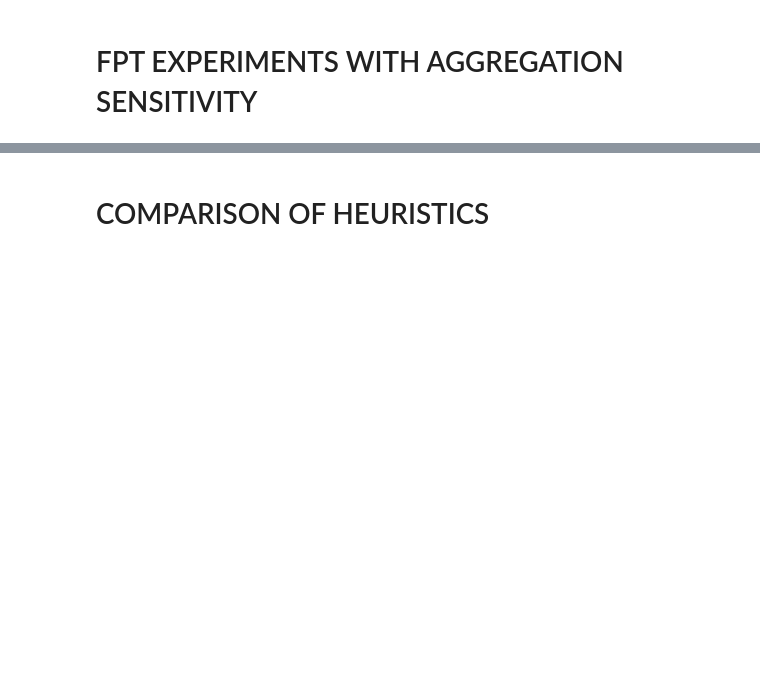
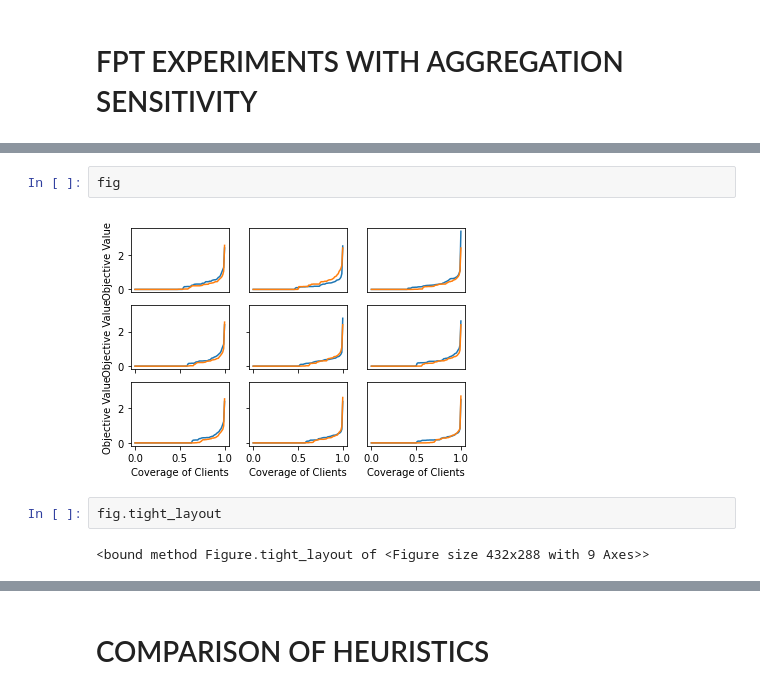
Before and after one commit to Ann924/Mobile-Facility, a Jupyter notebook: Ann_Exp.ipynb, the cells around one changed output, grey strips where cells are left out. Cells and saved outputs as stored; diff of their text form; blank space fills up the shorter version.

```diff
--- a/Ann_Exp.ipynb
+++ b/Ann_Exp.ipynb
@@ -309,0 +340,8 @@ NameError: name 'pad' is not defined
+# %%
+fig
+# %% [output]
+[figure, added]
+# %%
+fig.tight_layout
+# %% [output]
+<bound method Figure.tight_layout of <Figure size 432x288 with 9 Axes>>
```
Also changed, not shown: parts of 9 cells of this notebook, 3 other files.
